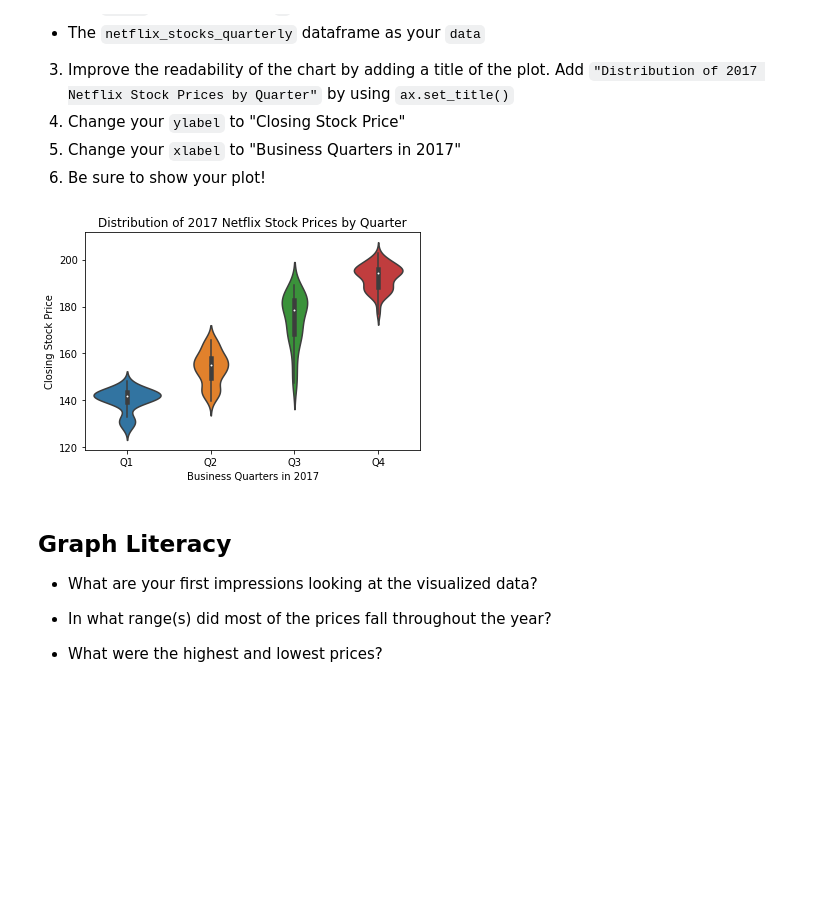
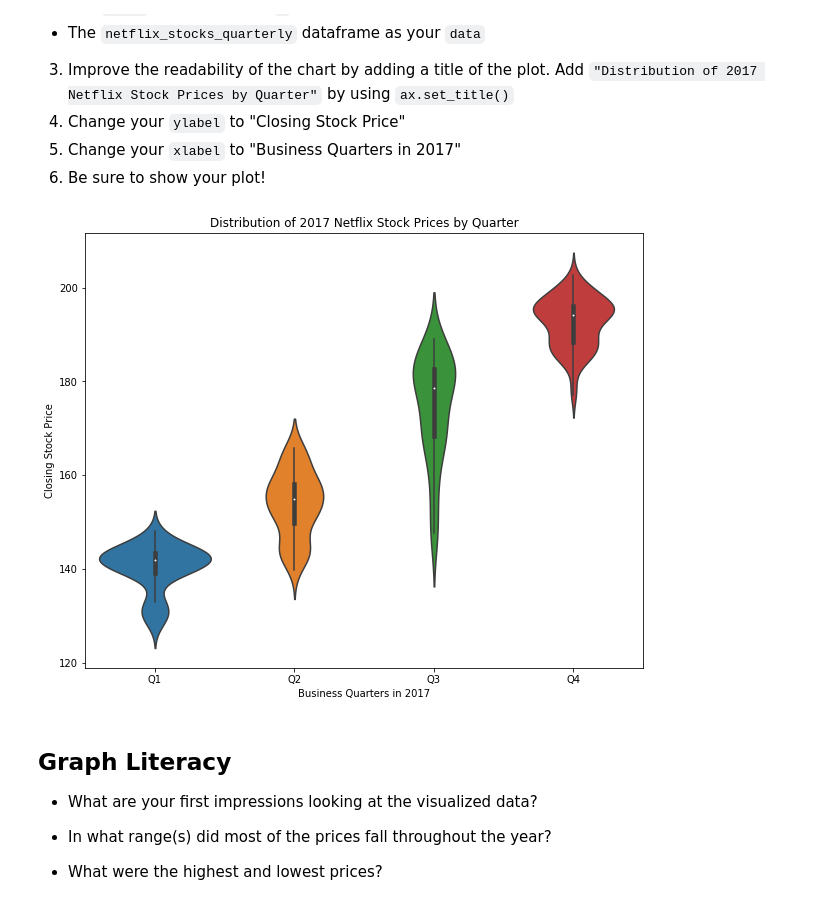
Before and after one commit to twenfy/NetflixData, a Jupyter notebook: netflix_visualizations.ipynb, the cells around one changed output. Cells and saved outputs as stored; diff of their text form; code cells hidden in the pictures; blank space fills up the shorter version.

```diff
--- a/netflix_visualizations.ipynb
+++ b/netflix_visualizations.ipynb
@@ -193,0 +199,20 @@ netflix_stocks_quarterly.head()
+# %%
+#Rename "Adj Close" Column in "Price" on donwjones_stocks DataFrame
+dowjones_stocks.head()
+
+dowjones_stocks.rename(columns = {
+
+    "Adj Close" : "Price"
+}, inplace = True)
+
+print(dowjones_stocks.head())
+
+#Rename "Adj Close" Column in "Price" on netflix_stocks_quarterly DataFrame
+netflix_stocks_quarterly.head()
+
+netflix_stocks_quarterly.rename(columns = {
+
+    "Adj Close" : "Price"
+}, inplace = True)
+
+print(netflix_stocks_quarterly.head())
@@ -209,18 +251,19 @@ We want to get an understanding of the distribution of the Netflix quarterly sto
 5. Change your `xlabel` to "Business Quarters in 2017"
 6. Be sure to show your plot!
 # %%
+plt.figure(figsize=(10,8))
+
 ax = sns.violinplot(x="Quarter", y="Price", data=netflix_stocks_quarterly)
 
-
+#Graph Legend
 ax.set_title("Distribution of 2017 Netflix Stock Prices by Quarter")
-
 ax.set_ylabel("Closing Stock Price")
 ax.set_xlabel("Business Quarters in 2017")
 
-
+#Print
 plt.show()
 # %% [output]
-[figure, old version]
+[figure, new version]
 # %% [markdown]
 ## Graph Literacy
 - What are your first impressions looking at the visualized data?
```
Also changed, not shown: parts of 13 cells of this notebook.
